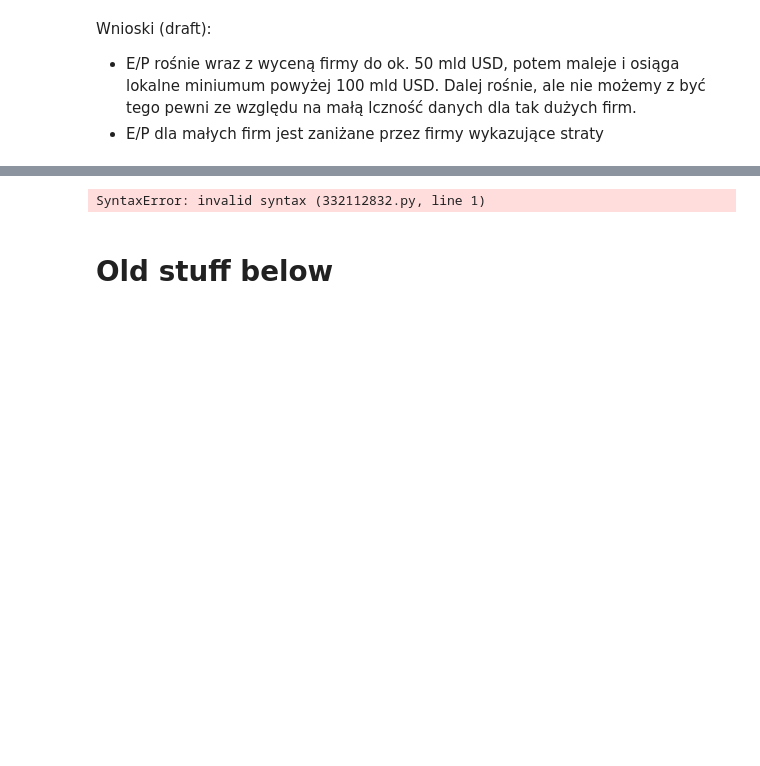
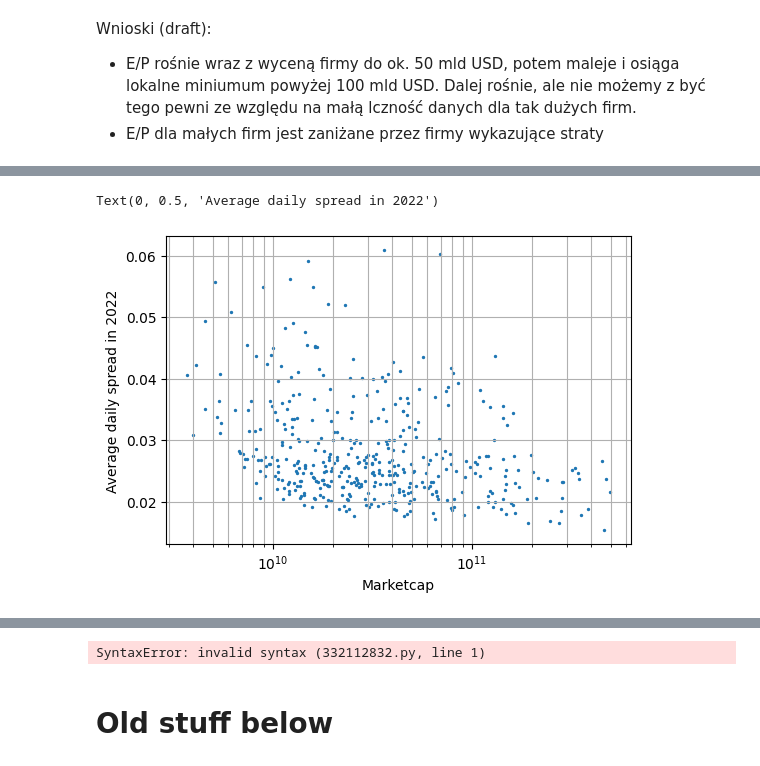
Before and after one commit to codespaghettifier/sp500-exploration, a Jupyter notebook: exploration.ipynb, the cells around one changed output, grey strips where cells are left out. Saved outputs shown, nothing was run; the diff lists cells and outputs as text; code cells hidden in the pictures; blank space fills up the shorter version.

```diff
--- a/exploration.ipynb
+++ b/exploration.ipynb
@@ -632,0 +555,18 @@ Wnioski (draft):
+# %%
+marketcaps = [data[ticker]['marketcap'] for ticker in selected_tickers]
+spreads = [data[ticker]['averageDailySpreadIn2022'] for ticker in selected_tickers]
+# %%
+# Filter out pairs with marketcp > 5*10^11
+filter_mask = [i < 5 * 10**11 for i in marketcaps]
+marketcaps_filtered = [marketcaps[i] for i in range(len(selected_tickers)) if filter_mask[i]]
+spreads_filtered = [spreads[i] for i in range(len(selected_tickers)) if filter_mask[i]]
+# %%
+# Plot spreads vs marketcaps
+fig, ax = get_fig_ax()
+ax.set_xscale('log')
+ax.scatter(marketcaps_filtered, spreads_filtered, s=2)
+ax.set_xlabel('Marketcap')
+ax.set_ylabel('Average daily spread in 2022')
+# %% [output]
+Text(0, 0.5, 'Average daily spread in 2022')
+[figure, added]
```
Also changed, not shown: parts of 40 cells of this notebook, 1 other file.
